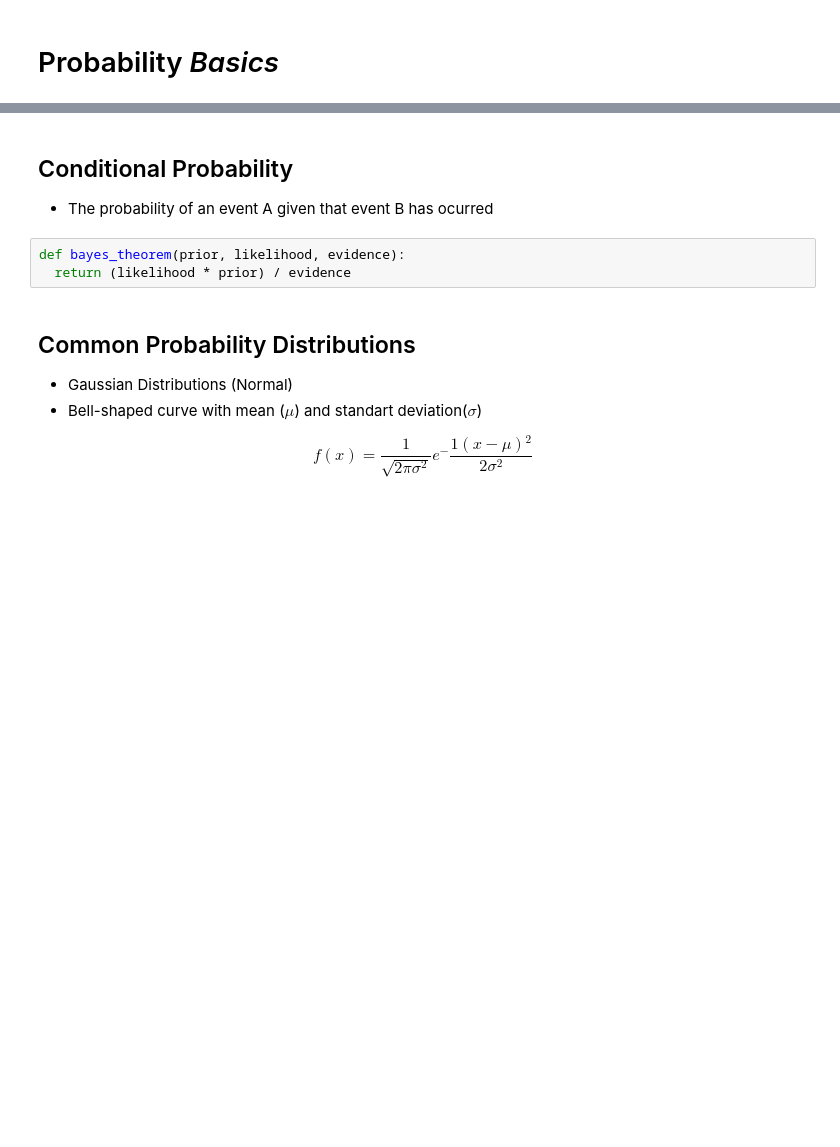
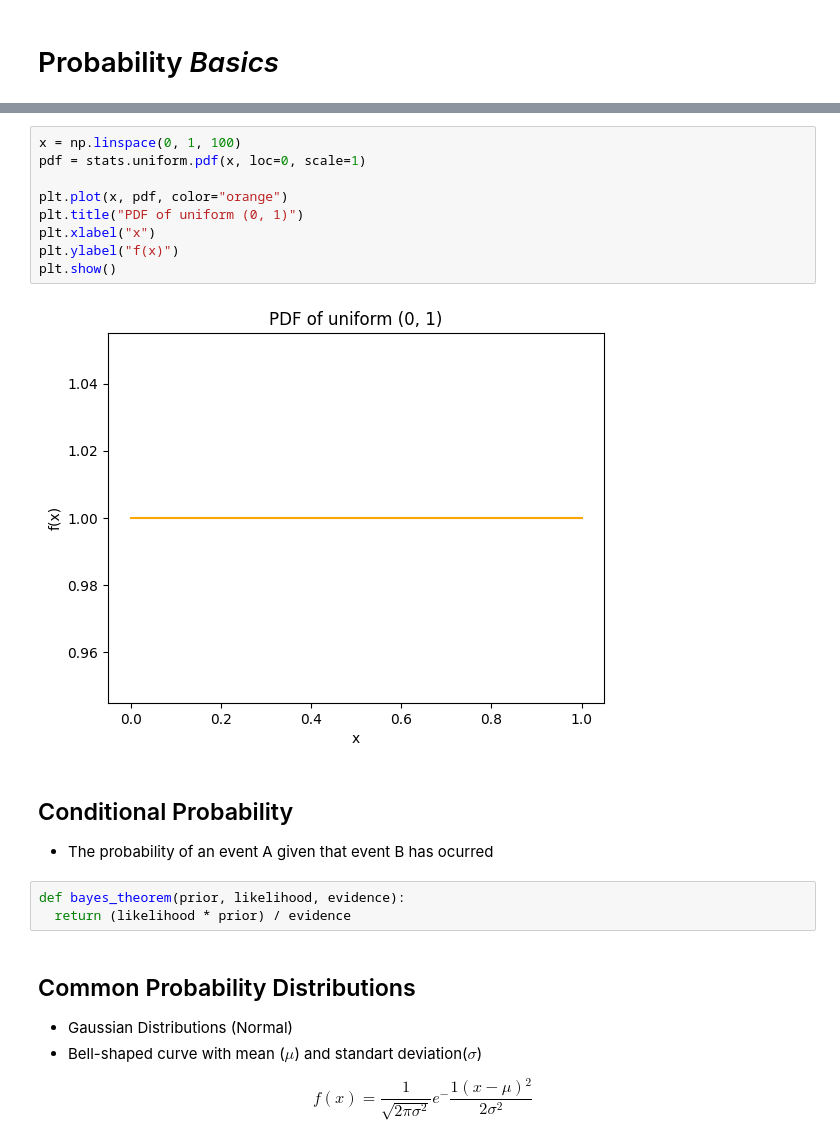
Before and after one commit to CoffeJeanCode/learning-ml, a Jupyter notebook: python-for-ml/Probability.ipynb, the cells around one changed output, grey strips where cells are left out. Drawn from its saved outputs; the diff is of its cells as text; blank space fills up the shorter version.

```diff
--- a/python-for-ml/Probability.ipynb
+++ b/python-for-ml/Probability.ipynb
@@ -7,3 +90,14 @@ import matplotlib.pyplot as plt
+# %%
+x = np.linspace(0, 1, 100)
+pdf = stats.uniform.pdf(x, loc=0, scale=1)
+
+plt.plot(x, pdf, color="orange")
+plt.title("PDF of uniform (0, 1)")
+plt.xlabel("x")
+plt.ylabel("f(x)")
+plt.show()
+# %% [output]
+[figure, added]
 # %% [markdown]
 ## Conditional Probability
 - The probability of an event A given that event B has ocurred
```
Also changed, not shown: parts of 12 cells of this notebook.
